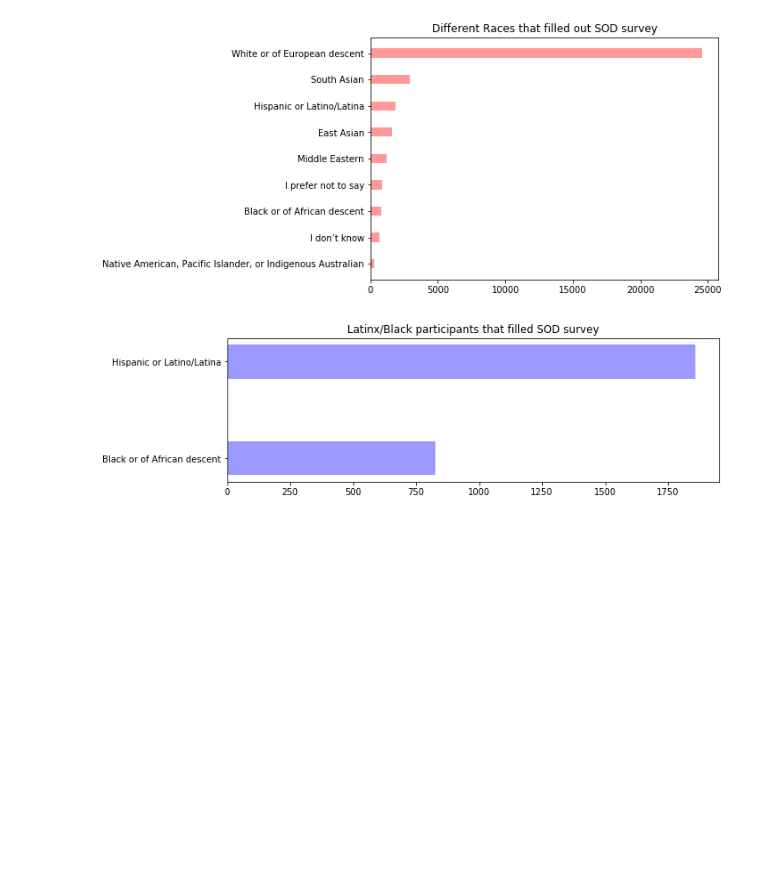
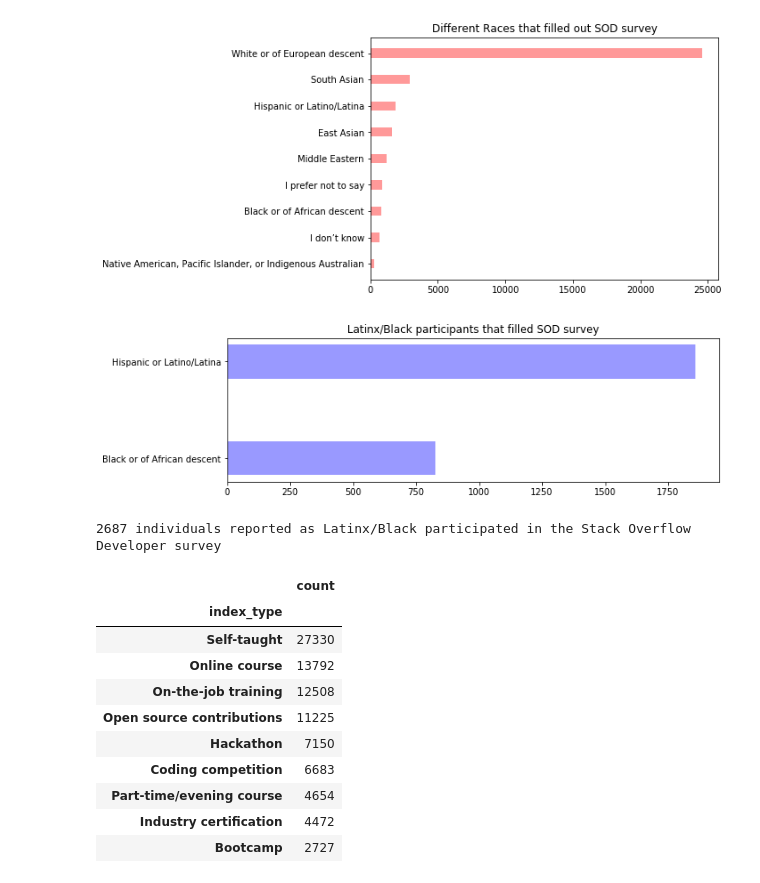
Before and after one commit to darrylbalderas/stack-overflow, a Jupyter notebook: survey-analysis.ipynb, the cells around one changed output. Cells and saved outputs as stored; diff of their text form; code cells hidden in the pictures; blank space fills up the shorter version.

Commit message:
Refactor and make general for other column that multiple answers
Signed-off-by: darrylbalderas <drrylbalderas@gmail.com>

```diff
--- a/survey-analysis.ipynb
+++ b/survey-analysis.ipynb
@@ -101,3 +115,35 @@ plot_latinx_black_distribution(races_df)
 # %% [output]
 [figure]
 [figure]
+# %%
+values = races_df.index.isin(['Hispanic or Latino/Latina', 'Black or of African descent'])
+total = np.sum(races_df[values].values)
+
+print("\n{} individuals reported as Latinx/Black participated in the Stack Overflow Developer survey".format(total))
+# %% [output]
+2687 individuals reported as Latinx/Black participated in the Stack Overflow Developer survey
+# %%
+question2 = survey_data[['Country',
+'Race',
+'FormalEducation',
+'YearsProgram',
+'Professional',
+'University',
+'EmploymentStatus',
+'EducationTypes',
+'DifficultCommunication']]
+
+# question2 = countries.dropna()
+education_df = clean_multi_answers(question2, 'index_type', 'EducationTypes')
+# %% [output]
+|  | count |
+| index_type |  |
+| Self-taught | 27330 |
+| Online course | 13792 |
+| On-the-job training | 12508 |
+| Open source contributions | 11225 |
+| Hackathon | 7150 |
+| Coding competition | 6683 |
+| Part-time/evening course | 4654 |
+| Industry certification | 4472 |
+| Bootcamp | 2727 |
```
Also changed, not shown: parts of 3 cells of this notebook.
